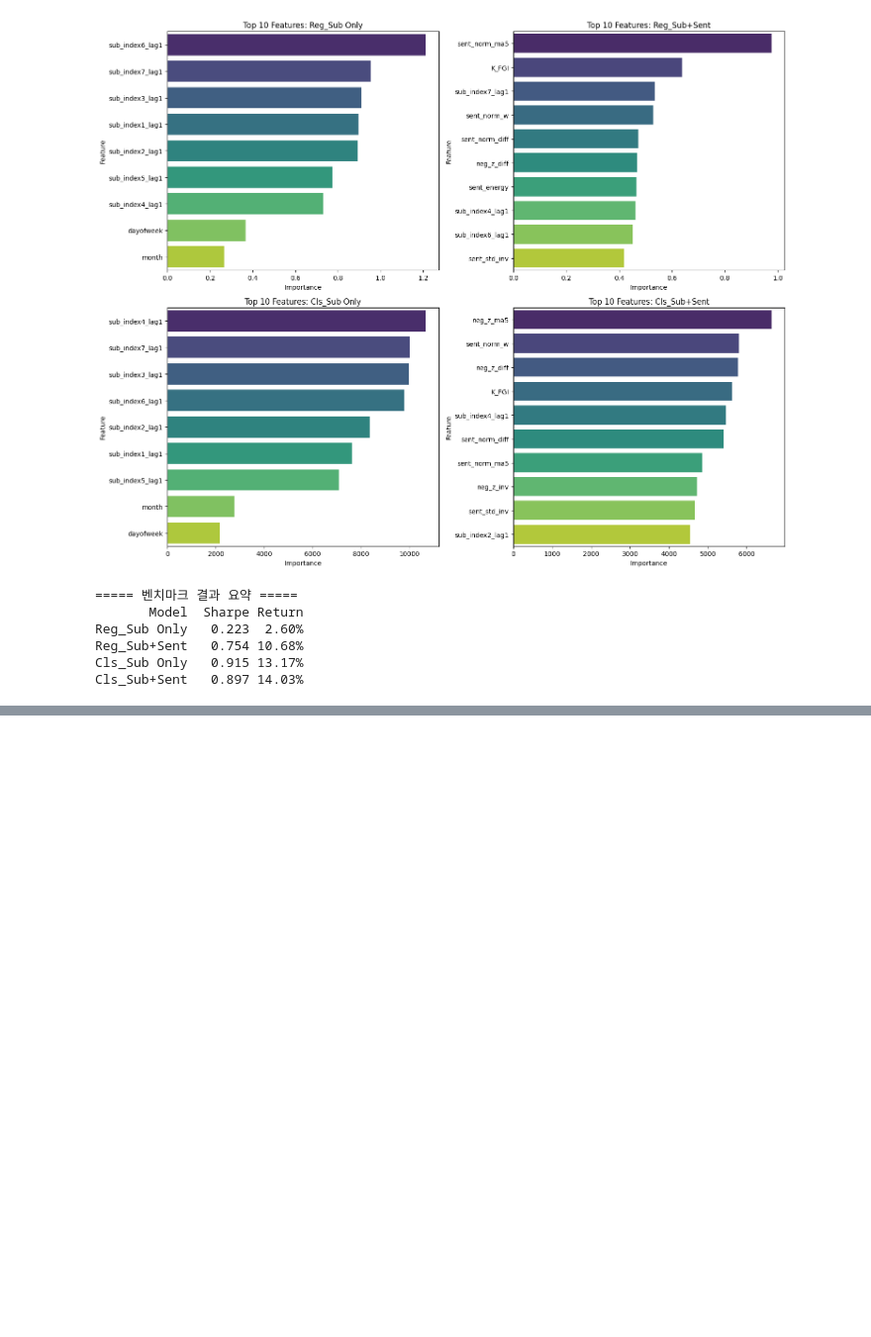
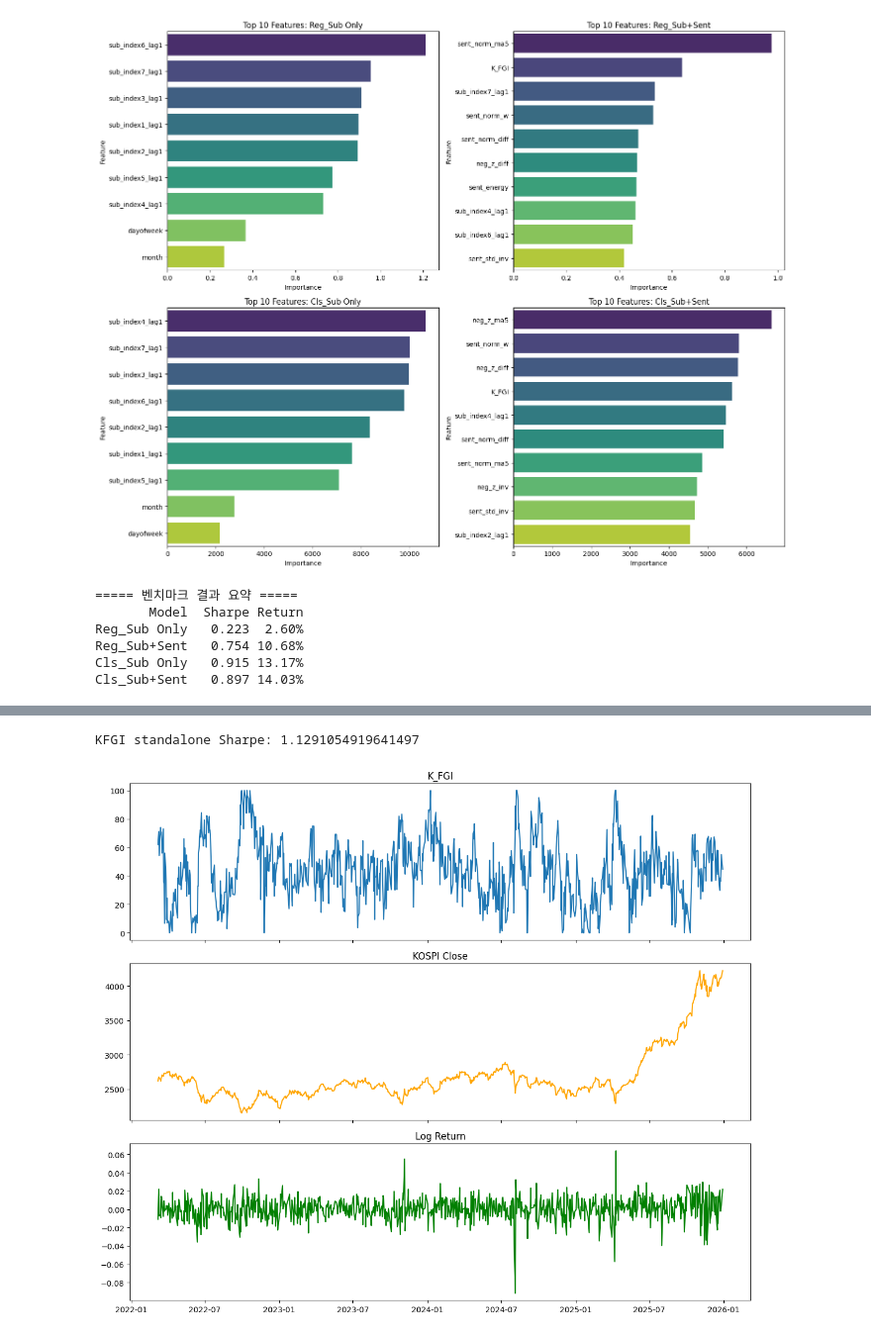
Before and after one commit to bkh4178/bitamin_26_winter_proj, a Jupyter notebook: geonho/prediction_modeling/Index_prediction.ipynb, the cells around one changed output, grey strips where cells are left out. Shown at 99% size. Drawn from its saved outputs; the diff is of its cells as text; code cells hidden in the pictures; blank space fills up the shorter version.

```diff
--- a/geonho/prediction_modeling/Index_prediction.ipynb
+++ b/geonho/prediction_modeling/Index_prediction.ipynb
@@ -261,0 +300,30 @@ dtype: float64
+# %%
+signal = df_fgi['K_FGI'] > 60
+ret = df_fgi['log_return_t+1']
+
+strat_ret = signal * ret
+
+ann_ret = strat_ret.mean() * 252
+ann_vol = strat_ret.std() * np.sqrt(252)
+sharpe = ann_ret / ann_vol
+
+print("KFGI standalone Sharpe:", sharpe)
+# %% [output]
+KFGI standalone Sharpe: 1.1291054919641497
+# %%
+#%%
+fig, axes = plt.subplots(3, 1, figsize=(12, 10), sharex=True)
+
+axes[0].plot(df_fgi['date'], df_fgi['K_FGI'], label='K_FGI')
+axes[0].set_title("K_FGI")
+
+axes[1].plot(df_fgi['date'], df_fgi['kospi_close'], color='orange')
+axes[1].set_title("KOSPI Close")
+
+axes[2].plot(df_fgi['date'], df_fgi['log_return'], color='green')
+axes[2].set_title("Log Return")
+
+plt.tight_layout()
+plt.show()
+# %% [output]
+[figure, added]
```
Also changed, not shown: parts of 52 cells of this notebook, 14 other files.
